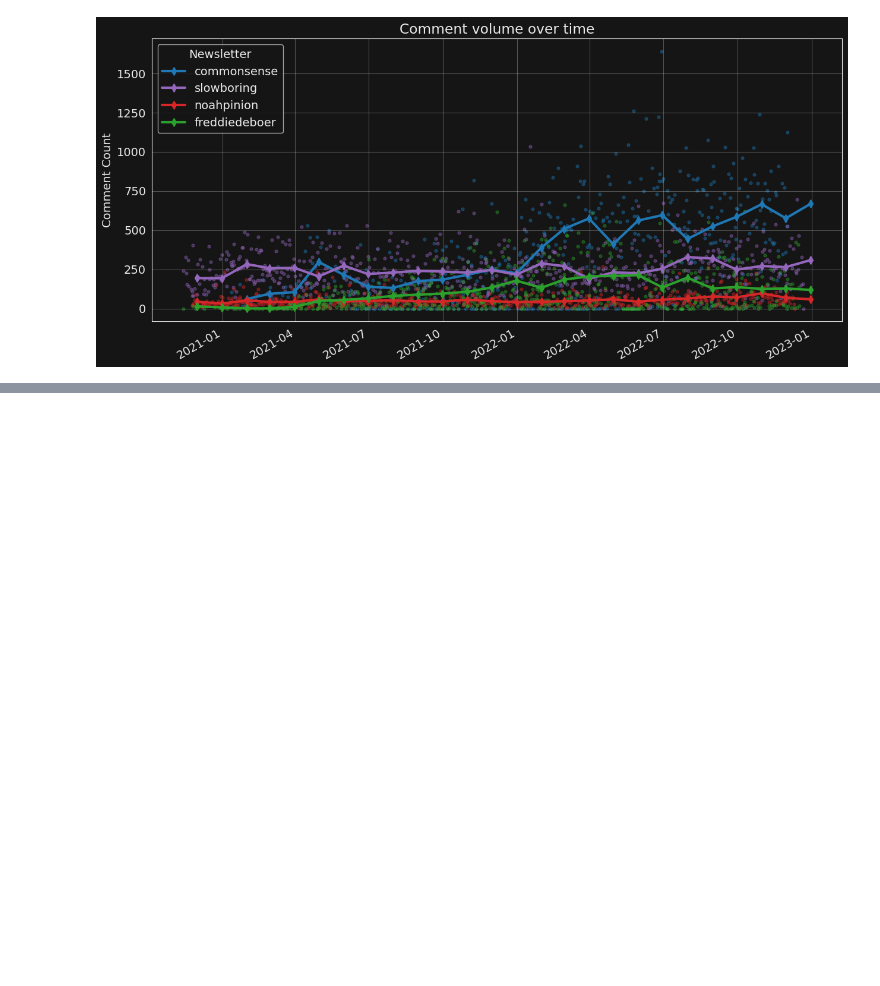
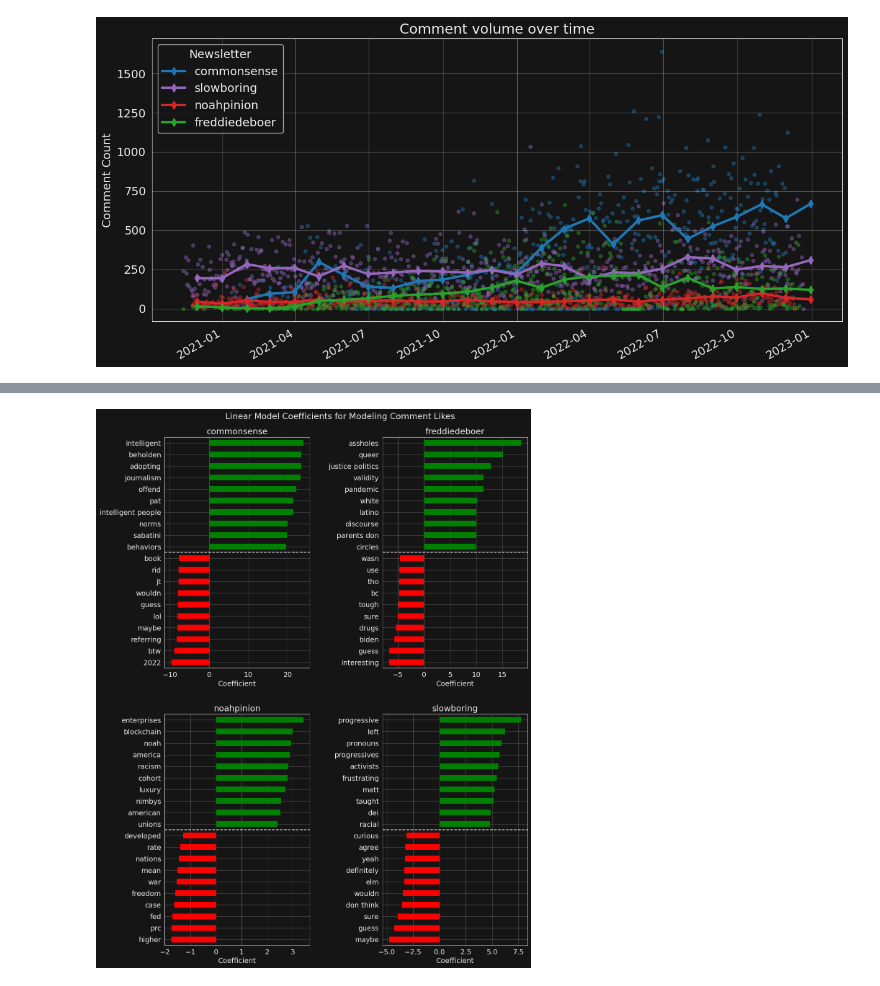
Before and after one commit to matthagy/newsletter_stats, a Jupyter notebook: analysis.ipynb, the cells around one changed output, grey strips where cells are left out. Saved outputs shown, nothing was run; the diff lists cells and outputs as text; code cells hidden in the pictures; blank space fills up the shorter version.

Commit message:
Updated key terms analysis and writeup

```diff
--- a/analysis.ipynb
+++ b/analysis.ipynb
@@ -358,0 +361,3 @@ fig.savefig('docs/fig/comment_volume_time.png')
+# %%
+term_coeffs = pd.read_csv('data/term_coeffs.csv')
+term_coeffs.head()
@@ -358,0 +371,21 @@ fig.savefig('docs/fig/comment_volume_time.png')
+# %%
+n_terms = 10
+fig, axs = plt.subplots(nrows=2, ncols=2, figsize=(13, 17))
+axs = list(axs.ravel())
+for ax, (site, site_term_coeffs) in zip(axs, term_coeffs.groupby('site')):
+    site_term_coeffs = site_term_coeffs.set_index('term')['coeff']
+    site_term_coeffs = site_term_coeffs.sort_values()
+    site_term_coeffs = pd.concat([site_term_coeffs.head(n_terms), site_term_coeffs.tail(n_terms)])
+
+    site_term_coeffs.plot.barh(ax=ax, color=['r'] * n_terms + ['g'] * n_terms)
+
+    ax.set_title(site)
+    ax.axhline(n_terms - 0.5, ls='--', color=text_color)
+    ax.set_xlabel('Coefficient')
+    ax.set_ylabel('')
+
+fig.suptitle('Linear Model Coefficients for Modeling Comment Likes', color=text_color)
+plt.subplots_adjust(hspace=0.2, wspace=0.5, top=0.94)
+fig.savefig('docs/fig/term_coeffs.png')
+# %% [output]
+[figure, added]
```
Also changed, not shown: parts of 4 cells of this notebook, 4 other files.
